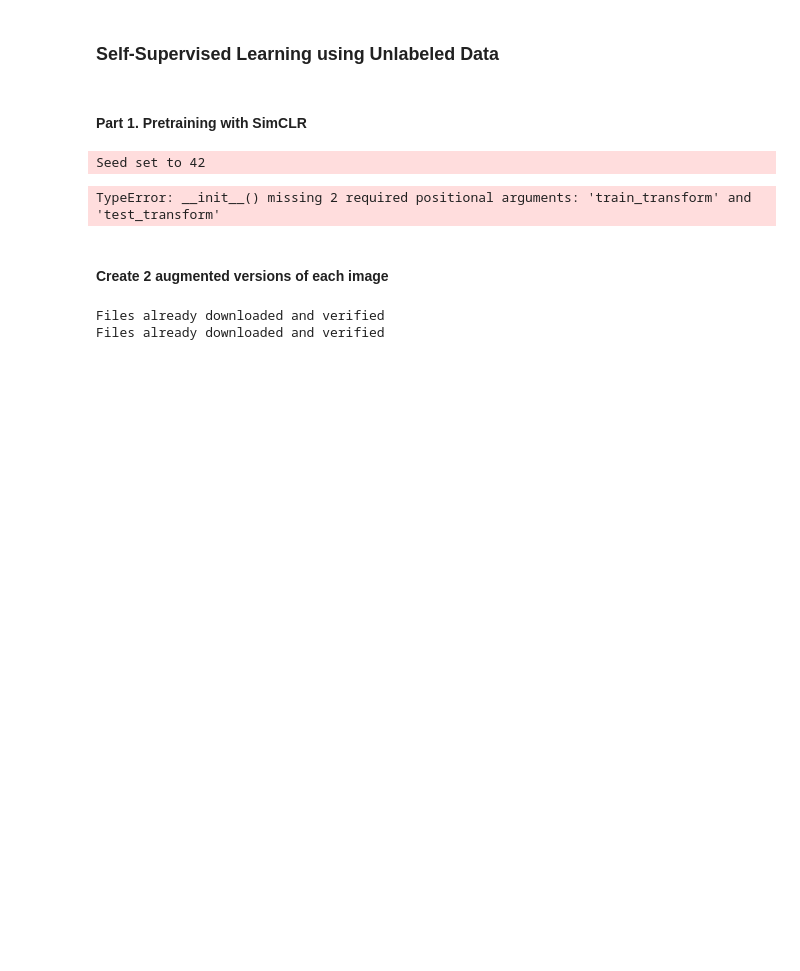
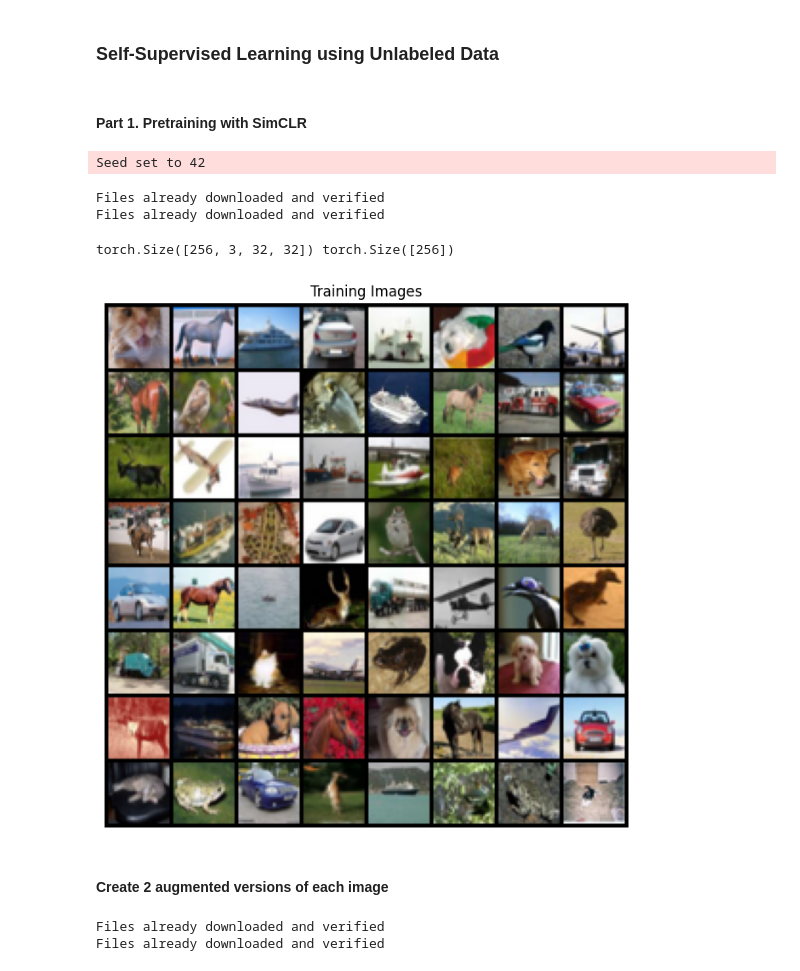
Before and after one commit to minhtucs/deeplearning-fundamental, a Jupyter notebook: 7.7-self-supervised-learning-using-unlabeled-data.ipynb, the cells around one changed output. Drawn from its saved outputs; the diff is of its cells as text; code cells hidden in the pictures; blank space fills up the shorter version.

```diff
--- a/7.7-self-supervised-learning-using-unlabeled-data.ipynb
+++ b/7.7-self-supervised-learning-using-unlabeled-data.ipynb
@@ -43,14 +40,38 @@ class CIFAR10DataModule(lightning.LightningDataModule):
     def test_dataloader(self):
         return DataLoader(dataset=self.test_dataset, batch_size=self.batch_size, shuffle=False)
 # %%
-# lightning.seed_everything(42)
+lightning.seed_everything(42)
 
-# cifar_data = CIFAR10DataModule(data_dir='./dataset/cifar-10', batch_size=64, num_workers=4)
-# cifar_data.prepare_data()
-# cifar_data.setup()
+cifar_data = CIFAR10DataModule(
+    data_dir='./dataset/cifar-10',
+    train_transform=transforms.ToTensor(),
+    test_transform=transforms.ToTensor(),
+    batch_size=256,
+    num_workers=10)
+cifar_data.prepare_data()
+cifar_data.setup()
 # %% [output]
 Seed set to 42
-TypeError: __init__() missing 2 required positional arguments: 'train_transform' and 'test_transform'
+Files already downloaded and verified
+Files already downloaded and verified
+# %%
+for images, labels in cifar_data.train_dataloader():
+    print(images.shape, labels.shape)
+    break
+# %% [output]
+torch.Size([256, 3, 32, 32]) torch.Size([256])
+# %%
+# display images
+plt.figure(figsize=(8, 8))
+plt.axis('off')
+plt.title('Training Images')
+plt.imshow(np.transpose(torchvision.utils.make_grid(
+    images[:64],
+    padding=2,
+    normalize=True), (1, 2, 0)))
+plt.show()
+# %% [output]
+[figure, added]
 # %% [markdown]
 #### Create 2 augmented versions of each image
 # %%
```
Also changed, not shown: parts of 14 cells of this notebook, 2 other files.
